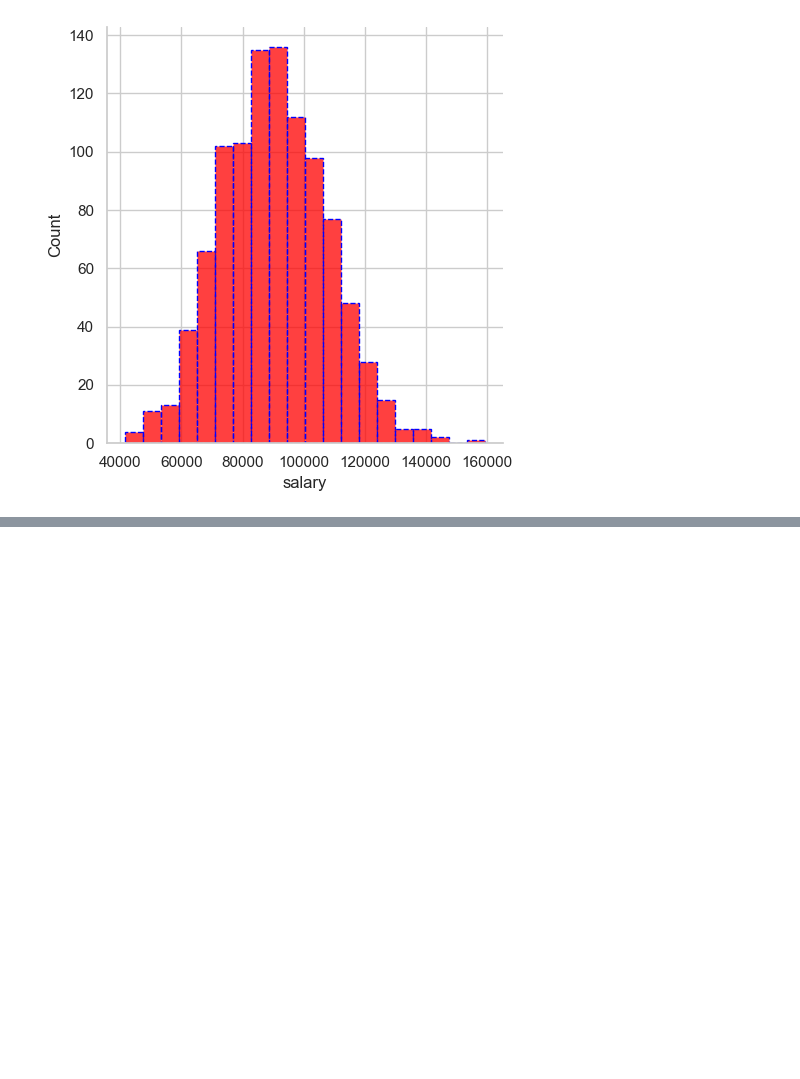
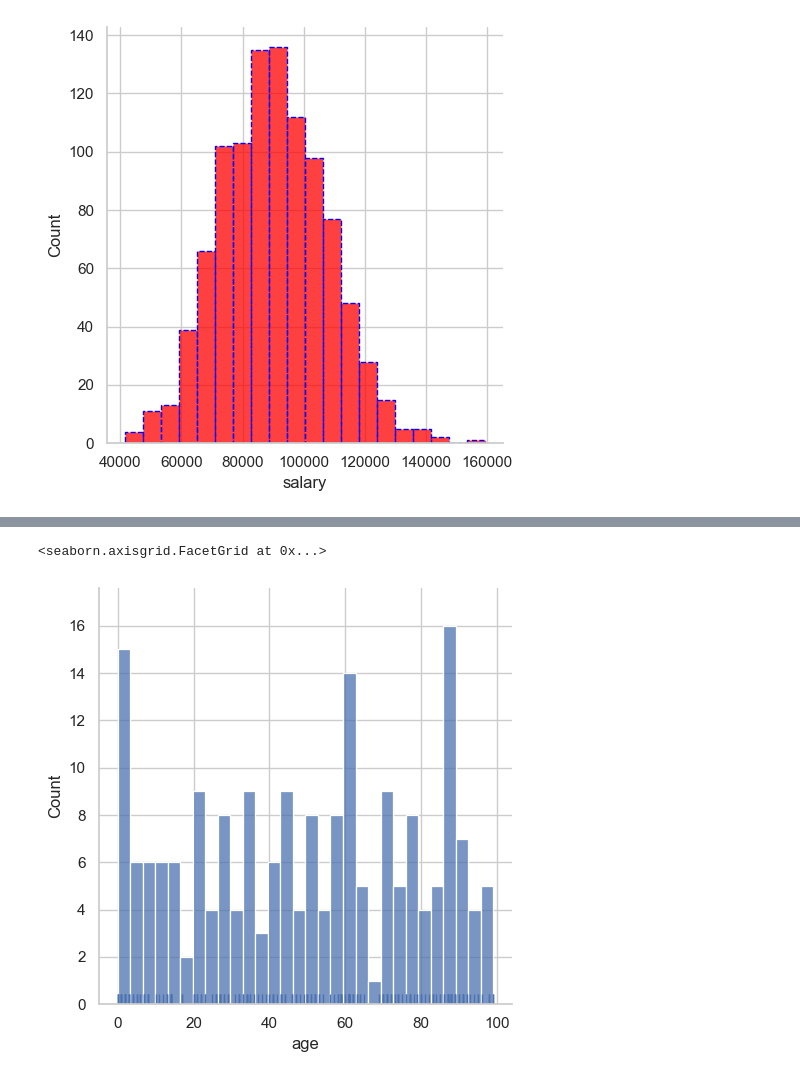
Before and after one commit to astro648/My-AI, a Jupyter notebook: Seaborn Basics/Seaborn Plot.ipynb, the cells around one changed output, grey strips where cells are left out. Saved outputs shown, nothing was run; the diff lists cells and outputs as text; code cells hidden in the pictures; blank space fills up the shorter version.

```diff
--- a/Seaborn Basics/Seaborn Plot.ipynb
+++ b/Seaborn Basics/Seaborn Plot.ipynb
@@ -63,0 +78,5 @@ AttributeError: Rectangle.set() got an unexpected keyword argument 'rug'
+# %%
+sns.displot(data=sample_ages,x='age',bins=30,rug=True)
+# %% [output]
+<seaborn.axisgrid.FacetGrid at 0x...>
+[figure, added]
```
Also changed, not shown: parts of 4 cells of this notebook.
